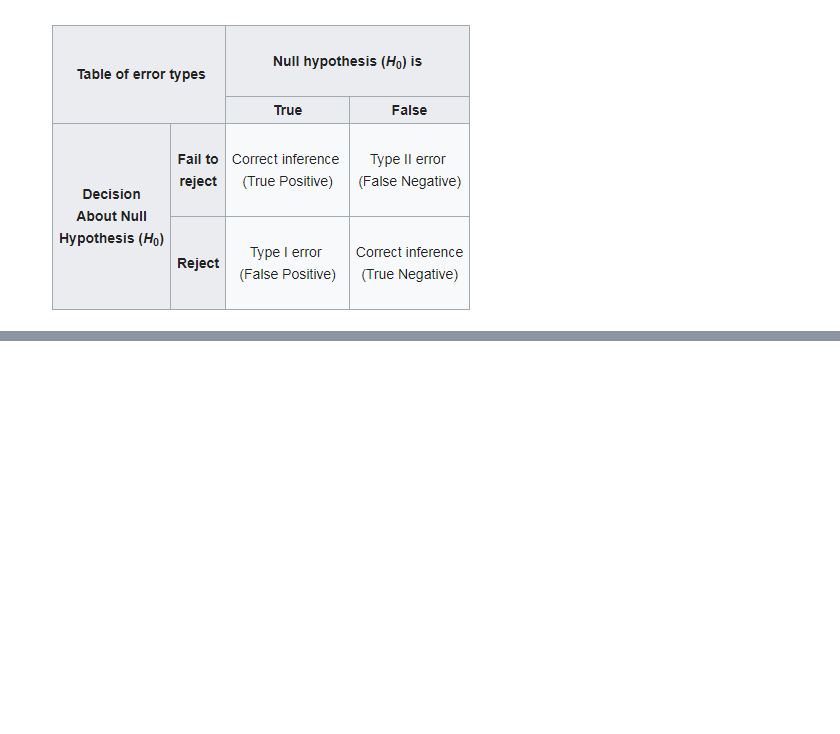
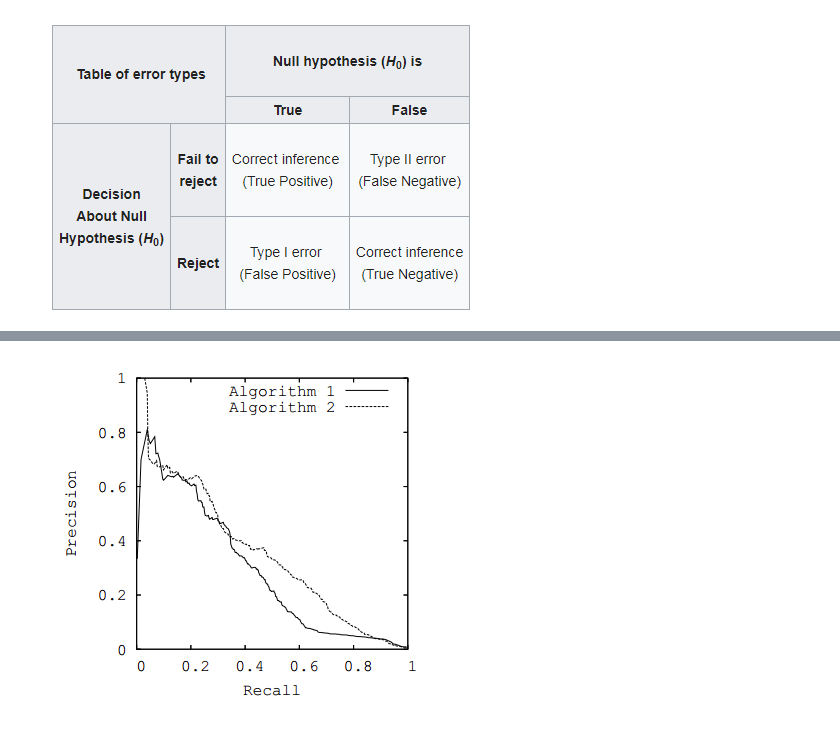
Before and after one commit to XuefeiY/Machine-Learning-Notes, a Jupyter notebook: Evaluation Metrics/Evaluation Metrics.ipynb, the cells around one changed output, grey strips where cells are left out. Cells and saved outputs as stored; diff of their text form; code cells hidden in the pictures; blank space fills up the shorter version.

```diff
--- a/Evaluation Metrics/Evaluation Metrics.ipynb
+++ b/Evaluation Metrics/Evaluation Metrics.ipynb
@@ -40,0 +69,5 @@ http://cs229.stanford.edu/section/evaluation_metrics.pdf
+# %%
+from IPython.display import Image
+Image(filename='PRCurve.png')
+# %% [output]
+[figure, added]
```
Also changed, not shown: parts of 15 cells of this notebook.
